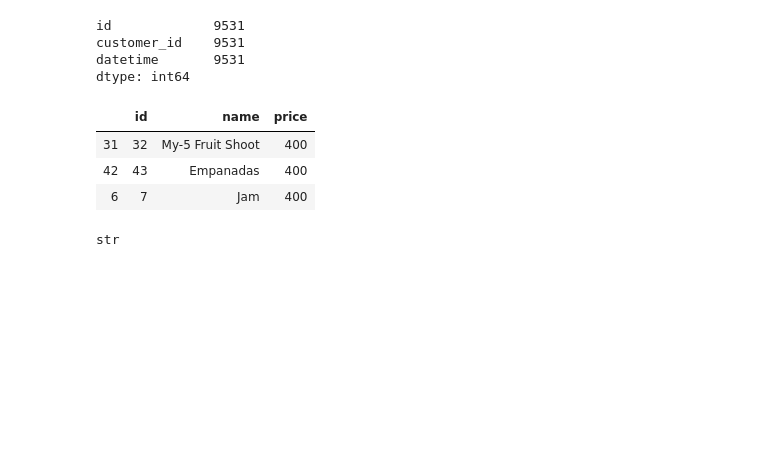
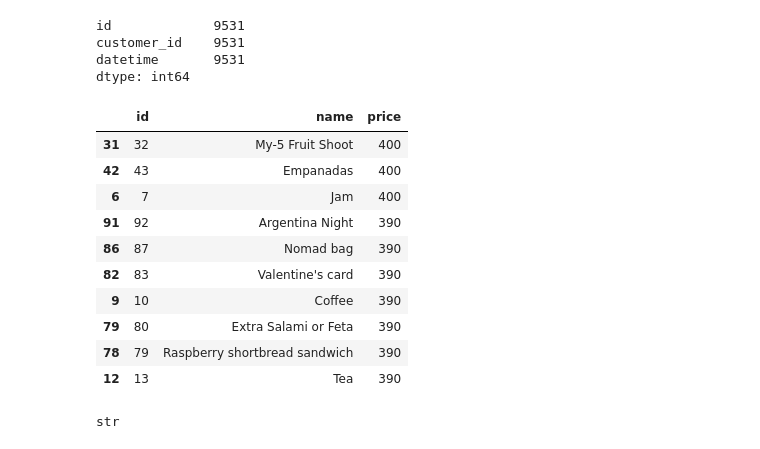
Before and after one commit to wasit7/2020, a Jupyter notebook: depa/day03_etl/01_demo/BasicQueryPandas.ipynb, the cells around one changed output. Drawn from its saved outputs; the diff is of its cells as text; code cells hidden in the pictures; blank space fills up the shorter version.

```diff
--- a/depa/day03_etl/01_demo/BasicQueryPandas.ipynb
+++ b/depa/day03_etl/01_demo/BasicQueryPandas.ipynb
@@ -14,7 +18,7 @@ show number of times
 import sqlite3
 import pandas as pd
 
-con = sqlite3.connect('db.sqlite3')
+con = sqlite3.connect('db.sqlite3_pub')
 df_customer = pd.read_sql_query("SELECT * from myapp_customer", con)
 df_transaction = pd.read_sql_query("SELECT * from myapp_transaction", con)
 df_record = pd.read_sql_query("SELECT * from myapp_record", con)
@@ -38,12 +78,19 @@ datetime       9531
 dtype: int64
 # %%
 #Q2
-df_item.sort_values(by='price', ascending=False).head(3)
+df_item.sort_values(by='price', ascending=False).head(10)
 # %% [output]
 |  | id | name | price |
 | 31 | 32 | My-5 Fruit Shoot | 400 |
 | 42 | 43 | Empanadas | 400 |
 | 6 | 7 | Jam | 400 |
+| 91 | 92 | Argentina Night | 390 |
+| 86 | 87 | Nomad bag | 390 |
+| 82 | 83 | Valentine's card | 390 |
+| 9 | 10 | Coffee | 390 |
+| 79 | 80 | Extra Salami or Feta | 390 |
+| 78 | 79 | Raspberry shortbread sandwich | 390 |
+| 12 | 13 | Tea | 390 |
 # %%
 #Q3 Show number of customers were born in each month. there are 12 months
 type(df_customer.dob[0])
```
Also changed, not shown: parts of 13 cells of this notebook, 15 other files.
